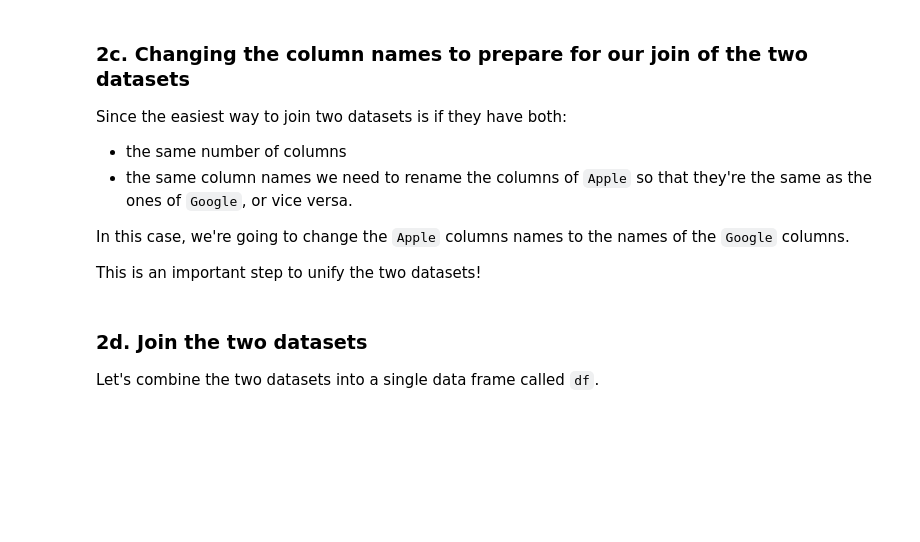
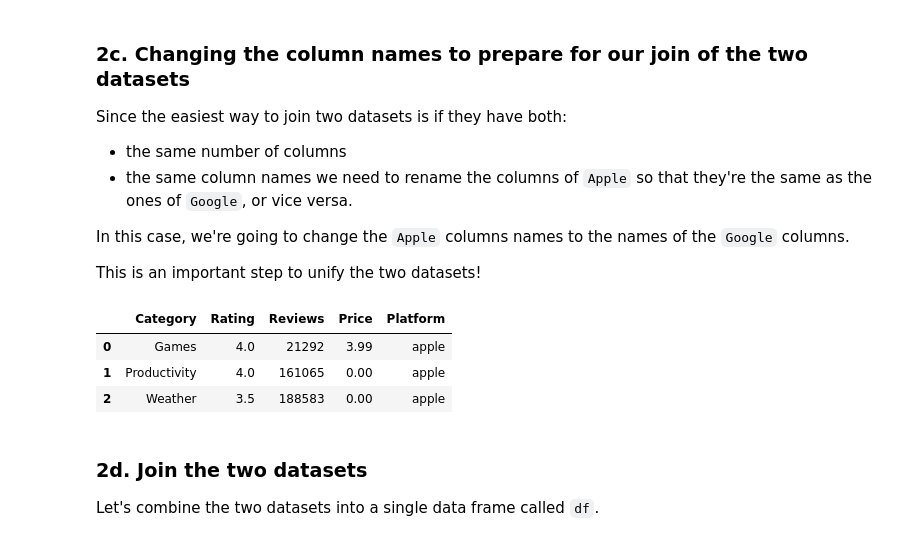
Before and after one commit to BrettlyCD/integrating-apps, a Jupyter notebook: Springboard Apps project - Tier 3 - Complete.ipynb, the cells around one changed output. Saved outputs shown, nothing was run; the diff lists cells and outputs as text; code cells hidden in the pictures; blank space fills up the shorter version.

Commit message:
Add platform column and synch df column names.

```diff
--- a/Springboard Apps project - Tier 3 - Complete.ipynb
+++ b/Springboard Apps project - Tier 3 - Complete.ipynb
@@ -265,7 +265,8 @@ The reason we're making this column is so that we can ultimately join our Apple
 # %%
 # Create a column called 'platform' in both the Apple and Google dataframes.
 # Add the value 'apple' and the value 'google' as appropriate.
-_ _ _
+Google['Platform'] = 'google'
+Apple['platform'] = 'apple'
 # %% [markdown]
 ### 2c. Changing the column names to prepare for our join of the two datasets
 Since the easiest way to join two datasets is if they have both:
@@ -279,13 +280,21 @@ This is an important step to unify the two datasets!
 # %%
 # Create a variable called old_names where you'll store the column names of the Apple dataframe.
 # Use the feature .columns.
-_ _ _
+old_names = Apple.columns
 
 # Create a variable called new_names where you'll store the column names of the Google dataframe.
-_ _ _
+new_names = Google.columns
 
 # Use the rename() DataFrame method to change the columns names.
-_ _ _
+for i in range(len(old_names)):
+    Apple.rename(columns={old_names[i]: new_names[i]}, inplace=True)
+
+Apple.head(3)
+# %% [output]
+|  | Category | Rating | Reviews | Price | Platform |
+| 0 | Games | 4.0 | 21292 | 3.99 | apple |
+| 1 | Productivity | 4.0 | 161065 | 0.00 | apple |
+| 2 | Weather | 3.5 | 188583 | 0.00 | apple |
 # %% [markdown]
 ### 2d. Join the two datasets
 Let's combine the two datasets into a single data frame called `df`.
```
Also changed, not shown: parts of 1 cell of this notebook.
